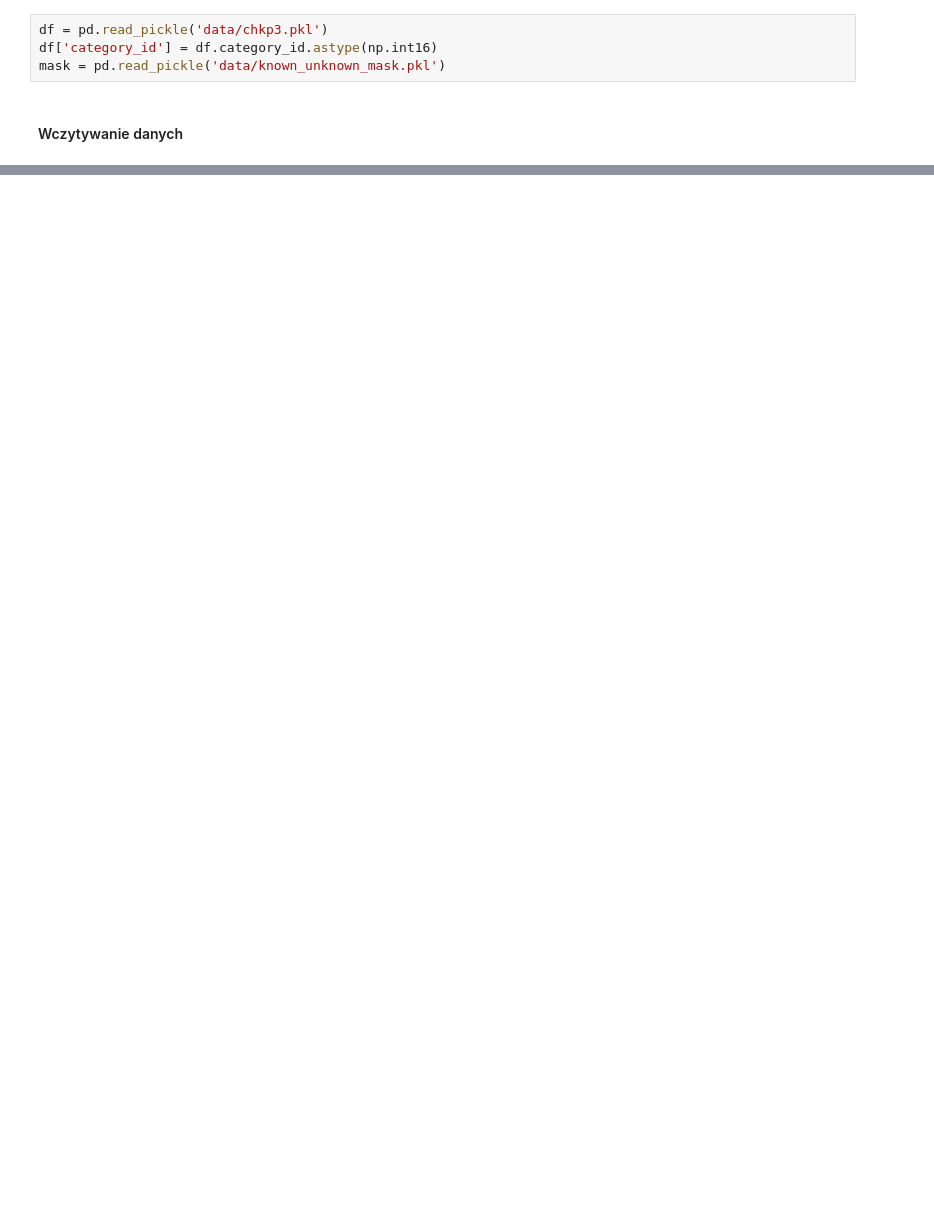
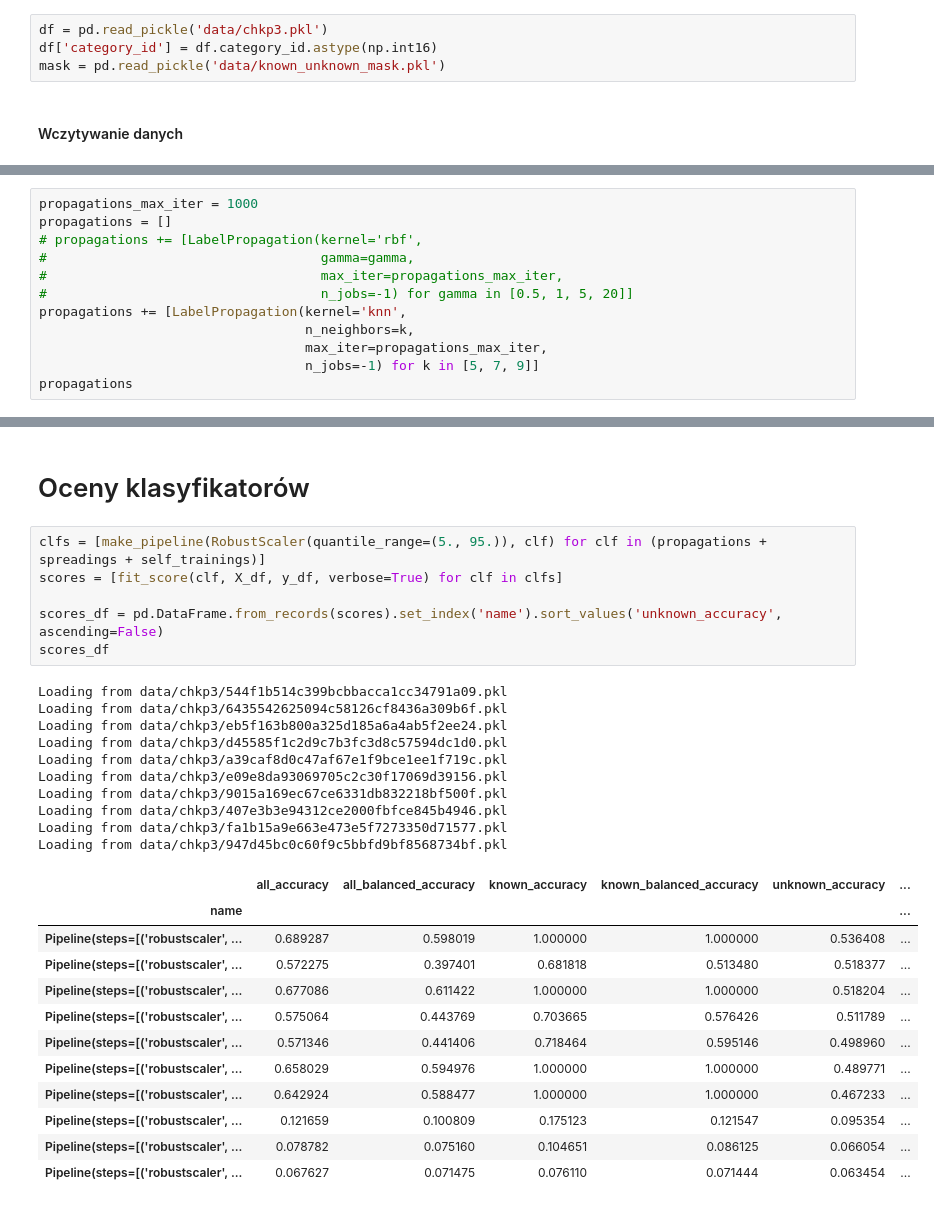
Before and after one commit to AxolotlOfConflagration/yt_trending_videos, a Jupyter notebook: checkpoint4.ipynb, the cells around one changed output, grey strips where cells are left out. Drawn from its saved outputs; the diff is of its cells as text; blank space fills up the shorter version.

```diff
--- a/checkpoint4.ipynb
+++ b/checkpoint4.ipynb
@@ -65,0 +123,12 @@ y_df = unknown_df['category_id']
+# %%
+propagations_max_iter = 1000
+propagations = []
+# propagations += [LabelPropagation(kernel='rbf',
+#                                   gamma=gamma,
+#                                   max_iter=propagations_max_iter,
+#                                   n_jobs=-1) for gamma in [0.5, 1, 5, 20]]
+propagations += [LabelPropagation(kernel='knn',
+                                  n_neighbors=k,
+                                  max_iter=propagations_max_iter,
+                                  n_jobs=-1) for k in [5, 7, 9]]
+propagations
@@ -65,0 +176,31 @@ y_df = unknown_df['category_id']
+# %% [markdown]
+# Oceny klasyfikatorów
+# %%
+clfs = [make_pipeline(RobustScaler(quantile_range=(5., 95.)), clf) for clf in (propagations + spreadings + self_trainings)]
+scores = [fit_score(clf, X_df, y_df, verbose=True) for clf in clfs]
+
+scores_df = pd.DataFrame.from_records(scores).set_index('name').sort_values('unknown_accuracy', ascending=False)
+scores_df
+# %% [output]
+Loading from data/chkp3/544f1b514c399bcbbacca1cc34791a09.pkl
+Loading from data/chkp3/6435542625094c58126cf8436a309b6f.pkl
+Loading from data/chkp3/eb5f163b800a325d185a6a4ab5f2ee24.pkl
+Loading from data/chkp3/d45585f1c2d9c7b3fc3d8c57594dc1d0.pkl
+Loading from data/chkp3/a39caf8d0c47af67e1f9bce1ee1f719c.pkl
+Loading from data/chkp3/e09e8da93069705c2c30f17069d39156.pkl
+Loading from data/chkp3/9015a169ec67ce6331db832218bf500f.pkl
+Loading from data/chkp3/407e3b3e94312ce2000fbfce845b4946.pkl
+Loading from data/chkp3/fa1b15a9e663e473e5f7273350d71577.pkl
+Loading from data/chkp3/947d45bc0c60f9c5bbfd9bf8568734bf.pkl
+|  | all_accuracy | all_balanced_accuracy | known_accuracy | known_balanced_accuracy | unknown_accuracy | ... |
+| name |  |  |  |  |  | ... |
+| Pipeline(steps=[('robustscaler', ... | 0.689287 | 0.598019 | 1.000000 | 1.000000 | 0.536408 | ... |
+| Pipeline(steps=[('robustscaler', ... | 0.572275 | 0.397401 | 0.681818 | 0.513480 | 0.518377 | ... |
+| Pipeline(steps=[('robustscaler', ... | 0.677086 | 0.611422 | 1.000000 | 1.000000 | 0.518204 | ... |
+| Pipeline(steps=[('robustscaler', ... | 0.575064 | 0.443769 | 0.703665 | 0.576426 | 0.511789 | ... |
+| Pipeline(steps=[('robustscaler', ... | 0.571346 | 0.441406 | 0.718464 | 0.595146 | 0.498960 | ... |
+| Pipeline(steps=[('robustscaler', ... | 0.658029 | 0.594976 | 1.000000 | 1.000000 | 0.489771 | ... |
+| Pipeline(steps=[('robustscaler', ... | 0.642924 | 0.588477 | 1.000000 | 1.000000 | 0.467233 | ... |
+| Pipeline(steps=[('robustscaler', ... | 0.121659 | 0.100809 | 0.175123 | 0.121547 | 0.095354 | ... |
+| Pipeline(steps=[('robustscaler', ... | 0.078782 | 0.075160 | 0.104651 | 0.086125 | 0.066054 | ... |
+| Pipeline(steps=[('robustscaler', ... | 0.067627 | 0.071475 | 0.076110 | 0.071444 | 0.063454 | ... |
```
Also changed, not shown: parts of 21 cells of this notebook, 2 other files.
